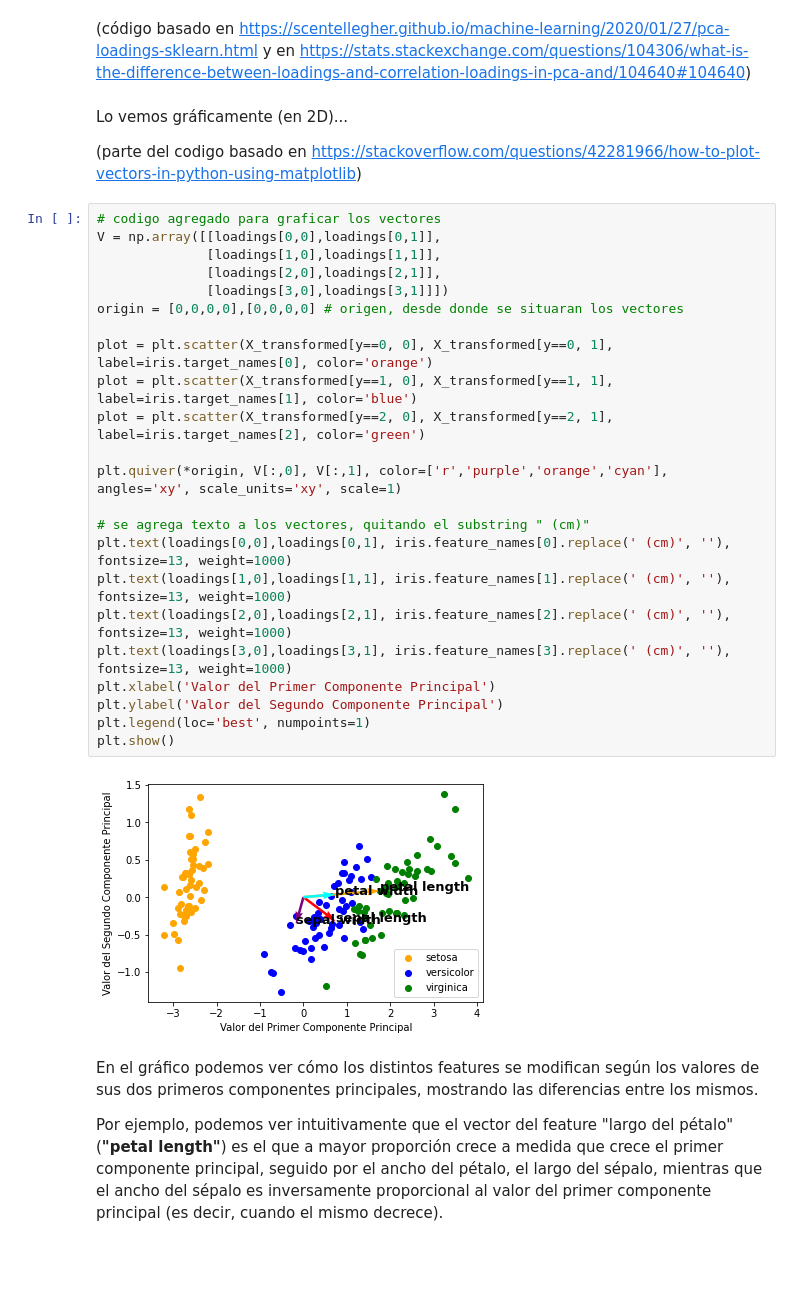
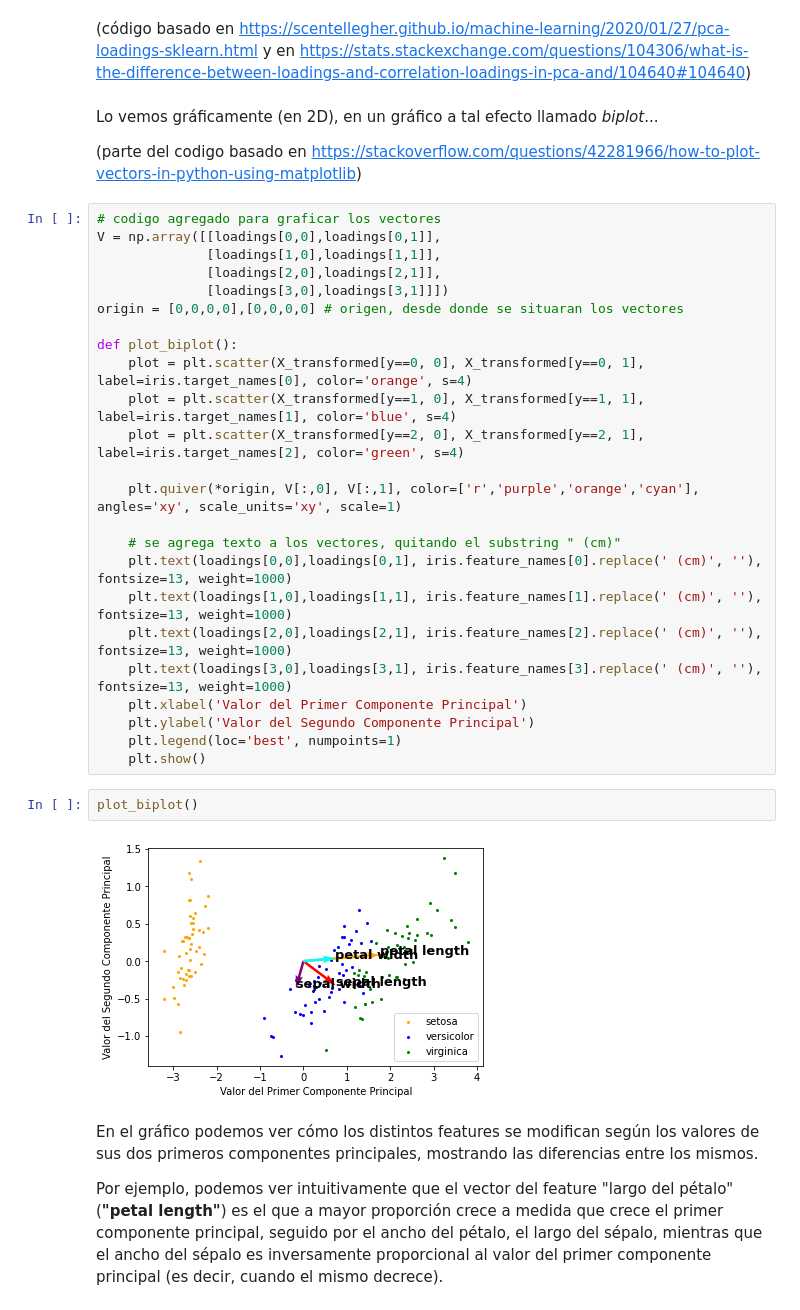
Before and after one commit to inteligenciafrvm/inteligenciafrvm, a Jupyter notebook: Clases prácticas/6. Intro al aprendizaje no supervisado.ipynb, the cells around one changed output. Cells and saved outputs as stored; diff of their text form; blank space fills up the shorter version.

```diff
--- a/Clases prácticas/6. Intro al aprendizaje no supervisado.ipynb
+++ b/Clases prácticas/6. Intro al aprendizaje no supervisado.ipynb
@@ -284,7 +287,7 @@ petal width (cm)   0.736739  0.037183 -0.152647  0.116354
 # %% [markdown]
 (código basado en https://scentellegher.github.io/machine-learning/2020/01/27/pca-loadings-sklearn.html y en https://stats.stackexchange.com/questions/104306/what-is-the-difference-between-loadings-and-correlation-loadings-in-pca-and/104640#104640)
 # %% [markdown]
-Lo vemos gráficamente (en 2D)...
+Lo vemos gráficamente (en 2D), en un gráfico a tal efecto llamado *biplot*...
 
 (parte del codigo basado en https://stackoverflow.com/questions/42281966/how-to-plot-vectors-in-python-using-matplotlib)
 # %%
@@ -295,23 +298,26 @@ V = np.array([[loadings[0,0],loadings[0,1]],
               [loadings[3,0],loadings[3,1]]])
 origin = [0,0,0,0],[0,0,0,0] # origen, desde donde se situaran los vectores
 
-plot = plt.scatter(X_transformed[y==0, 0], X_transformed[y==0, 1], label=iris.target_names[0], color='orange')
-plot = plt.scatter(X_transformed[y==1, 0], X_transformed[y==1, 1], label=iris.target_names[1], color='blue')
-plot = plt.scatter(X_transformed[y==2, 0], X_transformed[y==2, 1], label=iris.target_names[2], color='green')
+def plot_biplot():
+    plot = plt.scatter(X_transformed[y==0, 0], X_transformed[y==0, 1], label=iris.target_names[0], color='orange', s=4)
+    plot = plt.scatter(X_transformed[y==1, 0], X_transformed[y==1, 1], label=iris.target_names[1], color='blue', s=4)
+    plot = plt.scatter(X_transformed[y==2, 0], X_transformed[y==2, 1], label=iris.target_names[2], color='green', s=4)
 
-plt.quiver(*origin, V[:,0], V[:,1], color=['r','purple','orange','cyan'], angles='xy', scale_units='xy', scale=1)
+    plt.quiver(*origin, V[:,0], V[:,1], color=['r','purple','orange','cyan'], angles='xy', scale_units='xy', scale=1)
 
-# se agrega texto a los vectores, quitando el substring " (cm)"
-plt.text(loadings[0,0],loadings[0,1], iris.feature_names[0].replace(' (cm)', ''), fontsize=13, weight=1000)
-plt.text(loadings[1,0],loadings[1,1], iris.feature_names[1].replace(' (cm)', ''), fontsize=13, weight=1000)
-plt.text(loadings[2,0],loadings[2,1], iris.feature_names[2].replace(' (cm)', ''), fontsize=13, weight=1000)
-plt.text(loadings[3,0],loadings[3,1], iris.feature_names[3].replace(' (cm)', ''), fontsize=13, weight=1000)
-plt.xlabel('Valor del Primer Componente Principal')
-plt.ylabel('Valor del Segundo Componente Principal')
-plt.legend(loc='best', numpoints=1)
-plt.show()
+    # se agrega texto a los vectores, quitando el substring " (cm)"
+    plt.text(loadings[0,0],loadings[0,1], iris.feature_names[0].replace(' (cm)', ''), fontsize=13, weight=1000)
+    plt.text(loadings[1,0],loadings[1,1], iris.feature_names[1].replace(' (cm)', ''), fontsize=13, weight=1000)
+    plt.text(loadings[2,0],loadings[2,1], iris.feature_names[2].replace(' (cm)', ''), fontsize=13, weight=1000)
+    plt.text(loadings[3,0],loadings[3,1], iris.feature_names[3].replace(' (cm)', ''), fontsize=13, weight=1000)
+    plt.xlabel('Valor del Primer Componente Principal')
+    plt.ylabel('Valor del Segundo Componente Principal')
+    plt.legend(loc='best', numpoints=1)
+    plt.show()
-# %% [output]
-[figure, removed]
+# %%
+plot_biplot()
+# %% [output]
+[figure, added]
 # %% [markdown]
 En el gráfico podemos ver cómo los distintos features se modifican según los valores de sus dos primeros componentes principales, mostrando las diferencias entre los mismos.
 
```
Also changed, not shown: parts of 6 cells of this notebook, 3 other files.
